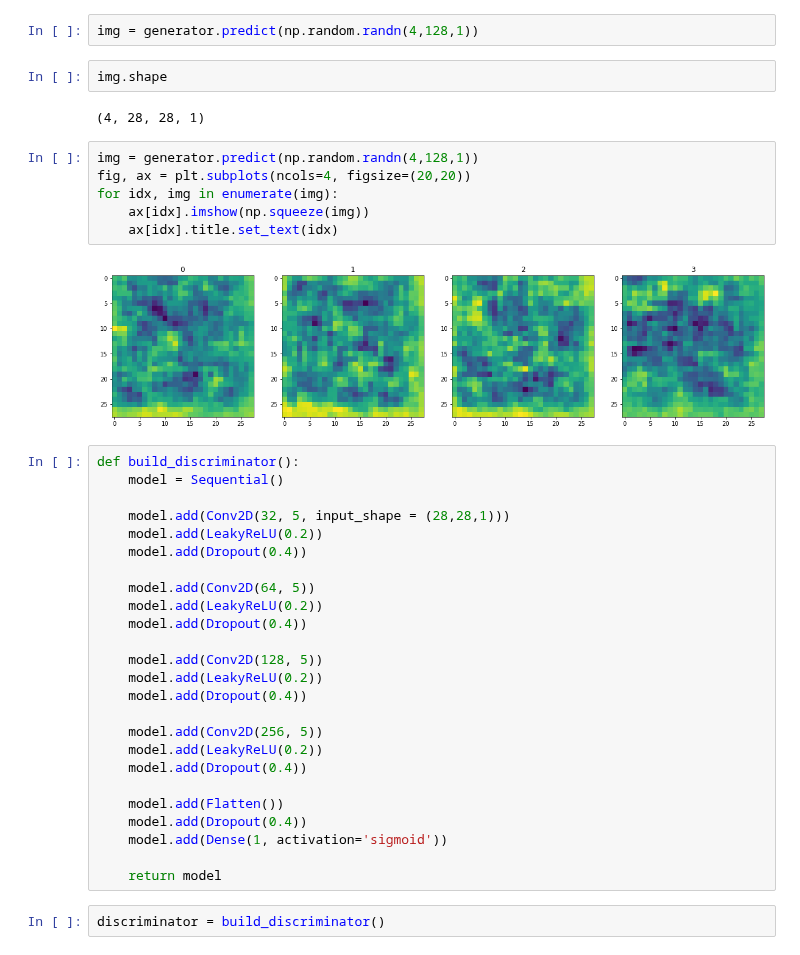
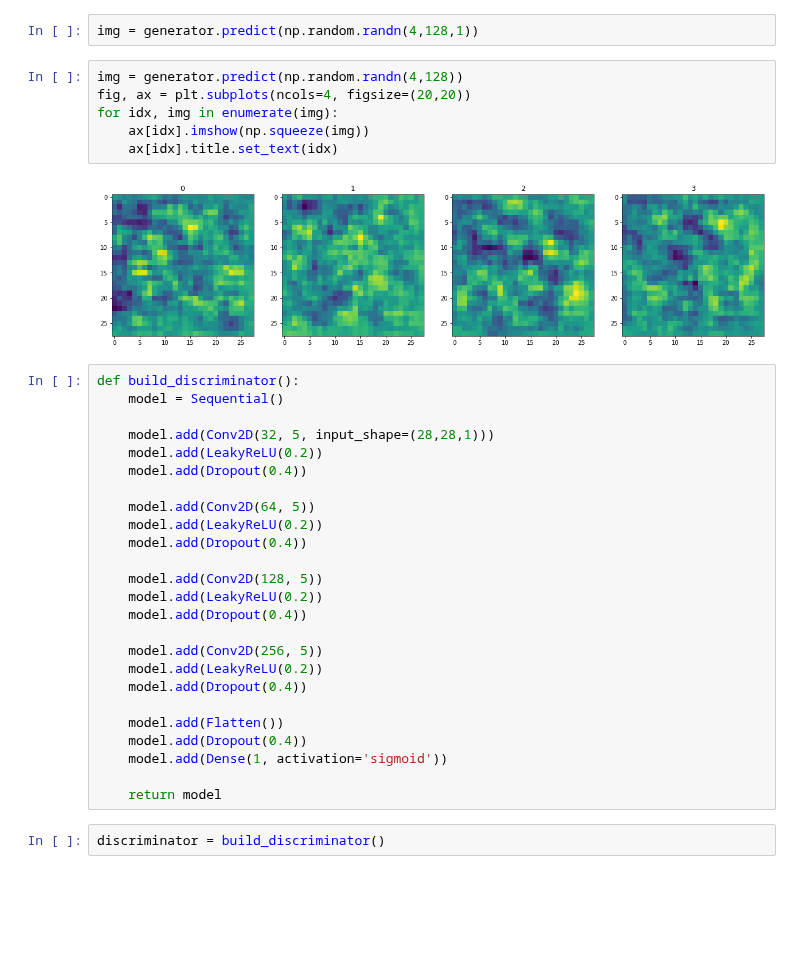
Before and after one commit to melissandrea-lb/gan_network, a Jupyter notebook: FashionGAN.ipynb, the cells around one changed output. Saved outputs shown, nothing was run; the diff lists cells and outputs as text; blank space fills up the shorter version.

```diff
--- a/FashionGAN.ipynb
+++ b/FashionGAN.ipynb
@@ -97,23 +101,19 @@ Non-trainable params: 0
 _________________________________________________________________
 # %%
 img = generator.predict(np.random.randn(4,128,1))
-# %%
-img.shape
-# %% [output]
-(4, 28, 28, 1)
 # %%
-img = generator.predict(np.random.randn(4,128,1))
+img = generator.predict(np.random.randn(4,128))
 fig, ax = plt.subplots(ncols=4, figsize=(20,20))
 for idx, img in enumerate(img):
     ax[idx].imshow(np.squeeze(img))
     ax[idx].title.set_text(idx)
 # %% [output]
-[figure, old version]
+[figure, new version]
 # %%
 def build_discriminator():
     model = Sequential()
 
-    model.add(Conv2D(32, 5, input_shape = (28,28,1)))
+    model.add(Conv2D(32, 5, input_shape=(28,28,1)))
     model.add(LeakyReLU(0.2))
     model.add(Dropout(0.4))
 
```
Also changed, not shown: parts of 13 cells of this notebook.
